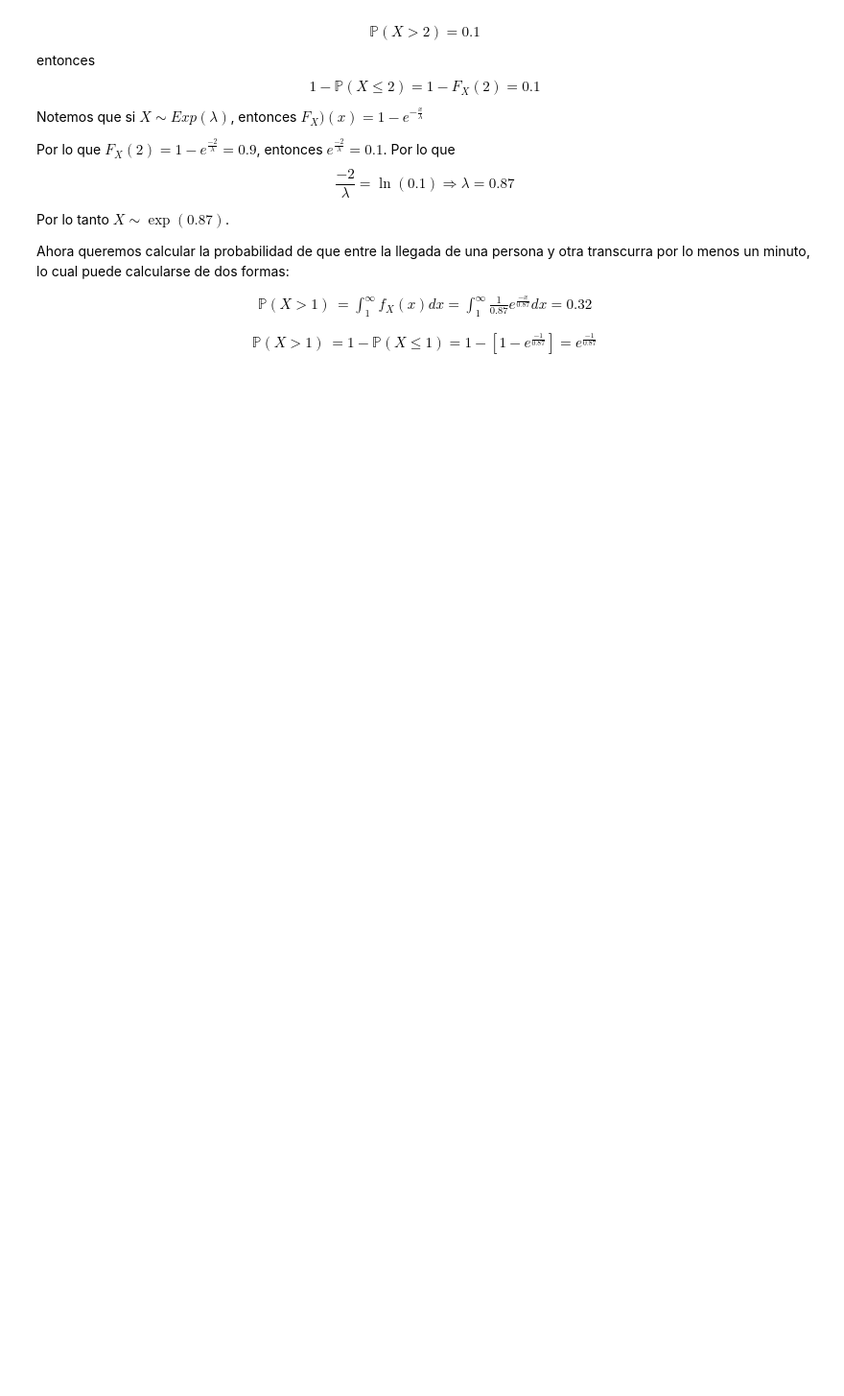
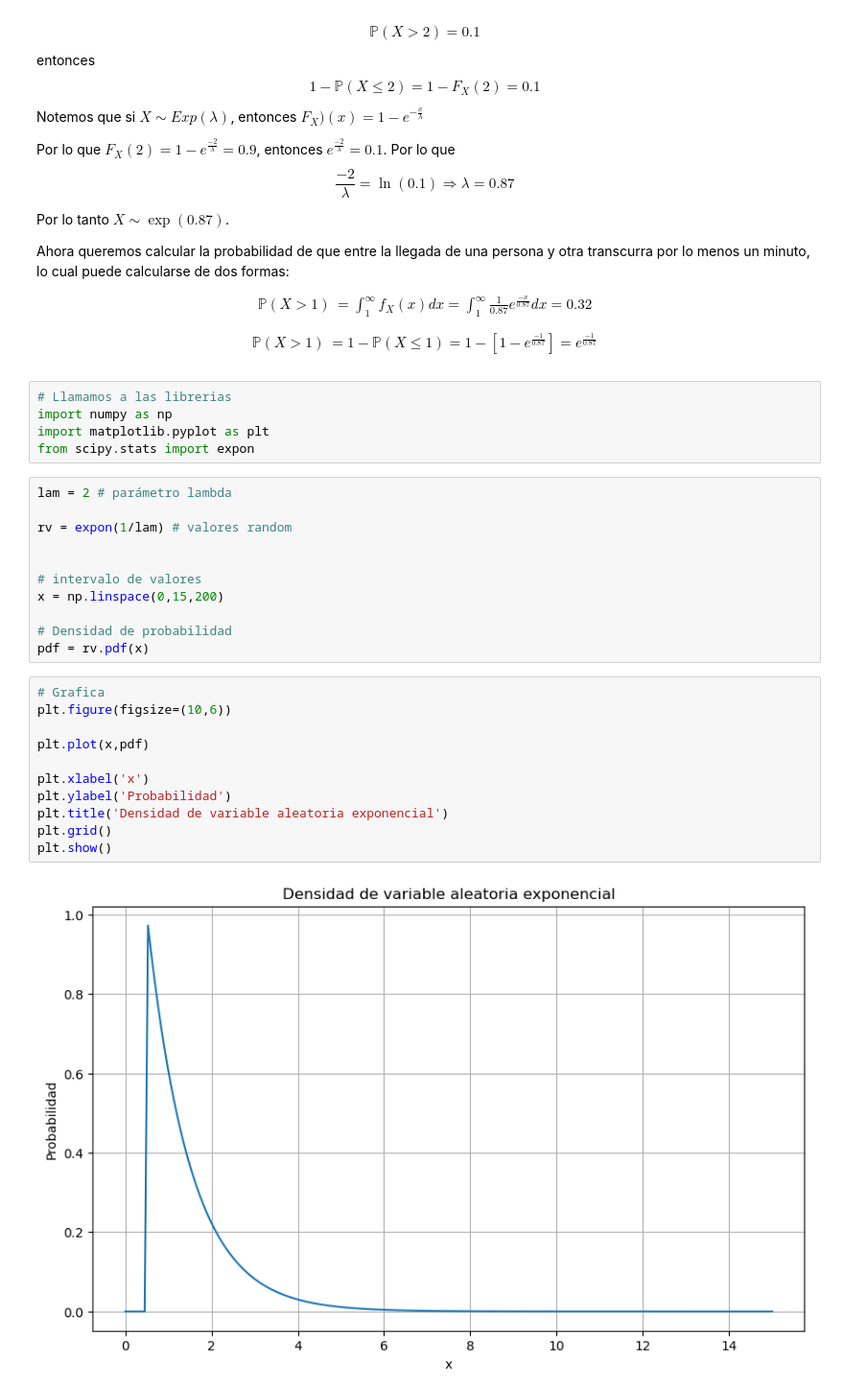
Before and after one commit to HarVazCo/Diplomado_TEyMD, a Jupyter notebook: Modulo2/Proyecto_final/Variables_aleatorias.ipynb, the cells around one changed output. Shown at 96% size. Cells and saved outputs as stored; diff of their text form; blank space fills up the shorter version.

```diff
--- a/Modulo2/Proyecto_final/Variables_aleatorias.ipynb
+++ b/Modulo2/Proyecto_final/Variables_aleatorias.ipynb
@@ -699,3 +699,32 @@ $$\begin{align*}
 $$\begin{align*}
 \mathbb{P}(X>1) &= 1-\mathbb{P}(X\le 1) = 1-\left[1-e^{\frac{-1}{0.87}}\right] = e^{\frac{-1}{0.87}}
 \end{align*}$$
+# %%
+# Llamamos a las librerias
+import numpy as np
+import matplotlib.pyplot as plt
+from scipy.stats import expon
+# %%
+lam = 2 # parámetro lambda
+
+rv = expon(1/lam) # valores random
+
+
+# intervalo de valores
+x = np.linspace(0,15,200)
+
+# Densidad de probabilidad
+pdf = rv.pdf(x)
+# %%
+# Grafica
+plt.figure(figsize=(10,6))
+
+plt.plot(x,pdf)
+
+plt.xlabel('x')
+plt.ylabel('Probabilidad')
+plt.title('Densidad de variable aleatoria exponencial')
+plt.grid()
+plt.show()
+# %% [output]
+[figure, added]
```
Also changed, not shown: parts of 45 cells of this notebook.
